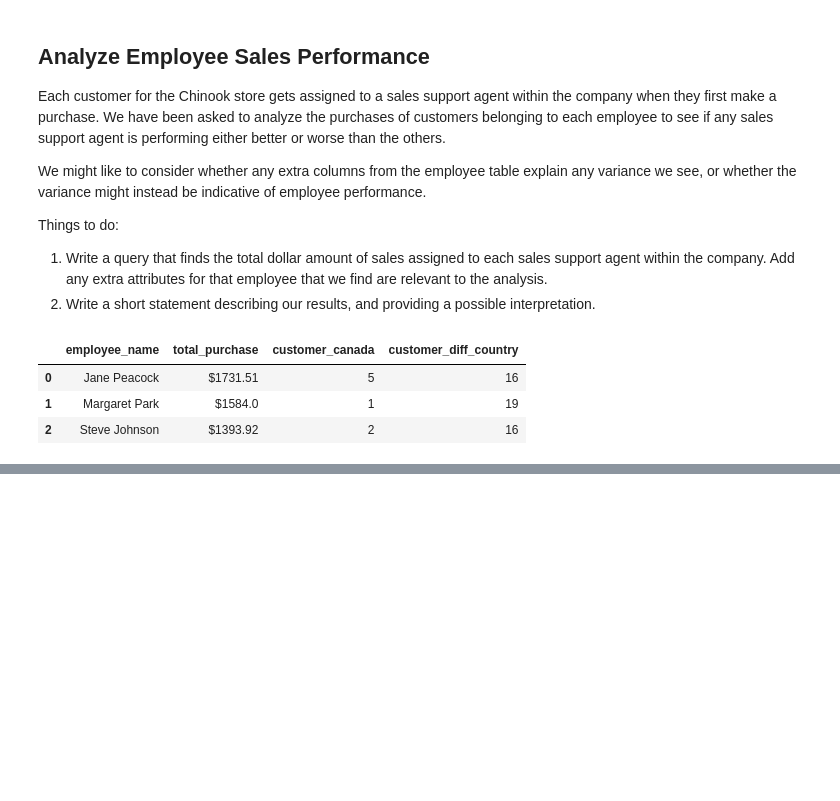
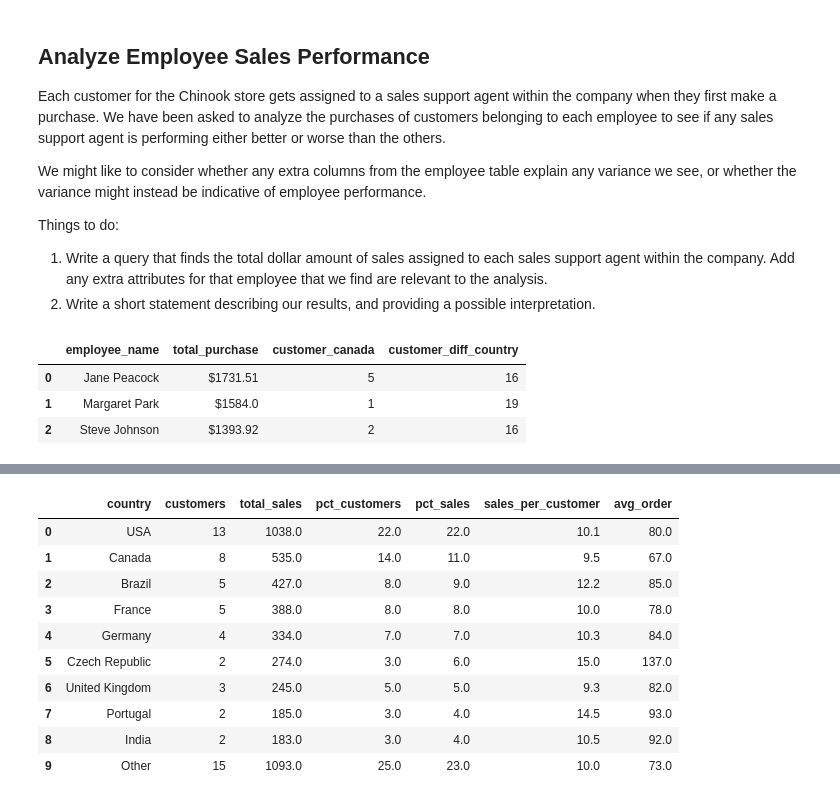
Before and after one commit to MuhammadAwon/datascience-projects, a Jupyter notebook: Projects/chinook-data-analysis-using-sql/chinook-database.ipynb, the cells around one changed output, grey strips where cells are left out. Drawn from its saved outputs; the diff is of its cells as text; code cells hidden in the pictures; blank space fills up the shorter version.

Commit message:
Continue working on chinook project

```diff
--- a/Projects/chinook-data-analysis-using-sql/chinook-database.ipynb
+++ b/Projects/chinook-data-analysis-using-sql/chinook-database.ipynb
@@ -346,0 +447,94 @@ plt.show()
+# %%
+query = """
+-- Count number of sales and sum of total transaction, also group the results by customer country and id
+WITH sales_per_customer AS   (SELECT
+                                  c.country,
+                                  c.customer_id,
+                                  ROUND(SUM(i.total), 0) AS total,
+                                  COUNT(i.invoice_id) AS num_sales
+                              FROM customer c
+                              INNER JOIN invoice i ON i.customer_id=c.customer_id
+                              GROUP BY 1, 2),
+
+-- Using 'sales_per_customer' and 'customer_id' table, caculate sales per customer and average order,
+-- group the results by customer country
+     all_countries AS        (SELECT
+                                 c.country,
+                                 COUNT(c.customer_id) AS customers,
+                                 ROUND(SUM(spc.total), 0) AS total_sales,
+                                 ROUND(AVG(spc.num_sales), 1) AS sales_per_customer,
+                                 ROUND(AVG(spc.total), 0) AS avg_order
+                              FROM customer c
+                              INNER JOIN sales_per_customer spc ON spc.customer_id = c.customer_id
+                              GROUP BY 1),
+
+-- Using 'all_countries' table, extract countries with only 1 customer
+     only_1_customer AS      (SELECT
+                                 COUNT(country) AS country,
+                                 COUNT(customers) AS customers,
+                                 SUM(total_sales) AS total_sales,
+                                 ROUND(AVG(sales_per_customer), 0) AS sales_per_customer,
+                                 ROUND(AVG(avg_order), 0) AS avg_order
+                              FROM all_countries
+                              WHERE customers = 1),
+
+-- Assign the value 'Other' in country column of 'only_1_customer'
+    other_countries AS       (SELECT
+                                  CASE
+                                  WHEN country = (SELECT country FROM only_1_customer) THEN "Other"
+                                  END AS country,
+                                  customers,
+                                  total_sales,
+                                  sales_per_customer,
+                                  avg_order
+                              FROM only_1_customer),
+
+-- Extract countries with more than 1 customer in 'all_countries' table,
+-- sort the results by country
+     more_than_1_customer AS (SELECT *
+                              FROM all_countries
+                              WHERE customers > 1
+                              ORDER BY 1),
+
+-- Combine the results for 'other_countries' and 'more_than_1_customer' tables
+     united_unsorted AS      (SELECT * FROM other_countries
+                              UNION
+                              SELECT * FROM more_than_1_customer)
+
+-- Calculate total number of customers, total sales, average sales per customer, and average order value for each country,
+-- also sort the results by country and total sales in descending order
+SELECT
+    country,
+    customers,
+    total_sales,
+    ROUND(customers * 100.0/(SELECT SUM(customers)
+                             FROM united_unsorted), 0) AS pct_customers,
+    ROUND(total_sales * 100.0/(SELECT SUM(total_sales)
+                               FROM united_unsorted), 0) AS pct_sales,
+    sales_per_customer,
+    avg_order
+FROM (SELECT
+          united_unsorted.*,
+          CASE
+          WHEN united_unsorted.country = "Other" THEN 1
+          ELSE 0
+          END AS sort_countries
+      FROM united_unsorted)
+ORDER BY sort_countries ASC, total_sales DESC;
+"""
+
+conn = sqlite3.connect("chinook.db")
+df2 = pd.read_sql_query(query, conn)
+df2
+# %% [output]
+|  | country | customers | total_sales | pct_customers | pct_sales | sales_per_customer | avg_order |
+| 0 | USA | 13 | 1038.0 | 22.0 | 22.0 | 10.1 | 80.0 |
+| 1 | Canada | 8 | 535.0 | 14.0 | 11.0 | 9.5 | 67.0 |
+| 2 | Brazil | 5 | 427.0 | 8.0 | 9.0 | 12.2 | 85.0 |
+| 3 | France | 5 | 388.0 | 8.0 | 8.0 | 10.0 | 78.0 |
+| 4 | Germany | 4 | 334.0 | 7.0 | 7.0 | 10.3 | 84.0 |
+| 5 | Czech Republic | 2 | 274.0 | 3.0 | 6.0 | 15.0 | 137.0 |
+| 6 | United Kingdom | 3 | 245.0 | 5.0 | 5.0 | 9.3 | 82.0 |
+| 7 | Portugal | 2 | 185.0 | 3.0 | 4.0 | 14.5 | 93.0 |
+| 8 | India | 2 | 183.0 | 3.0 | 4.0 | 10.5 | 92.0 |
+| 9 | Other | 15 | 1093.0 | 25.0 | 23.0 | 10.0 | 73.0 |
```
Also changed, not shown: parts of 10 cells of this notebook.
